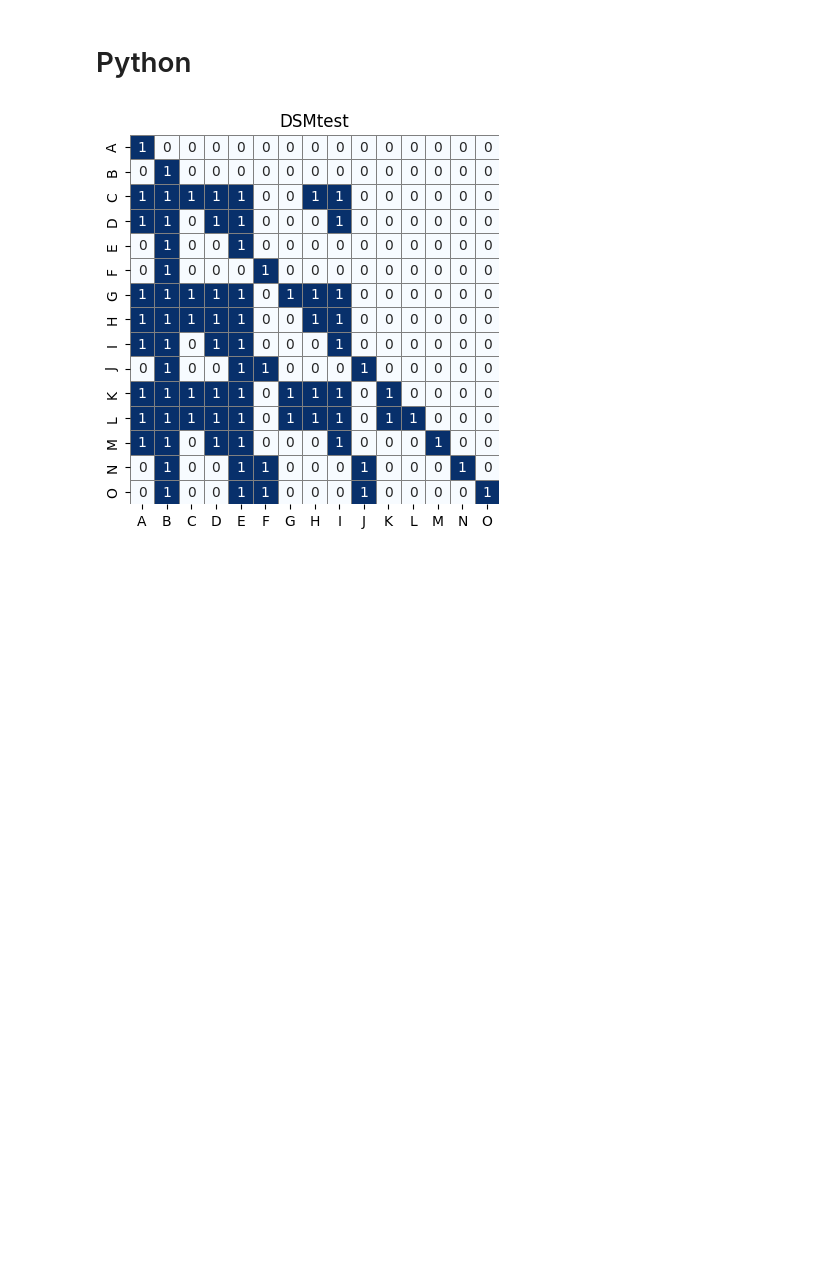
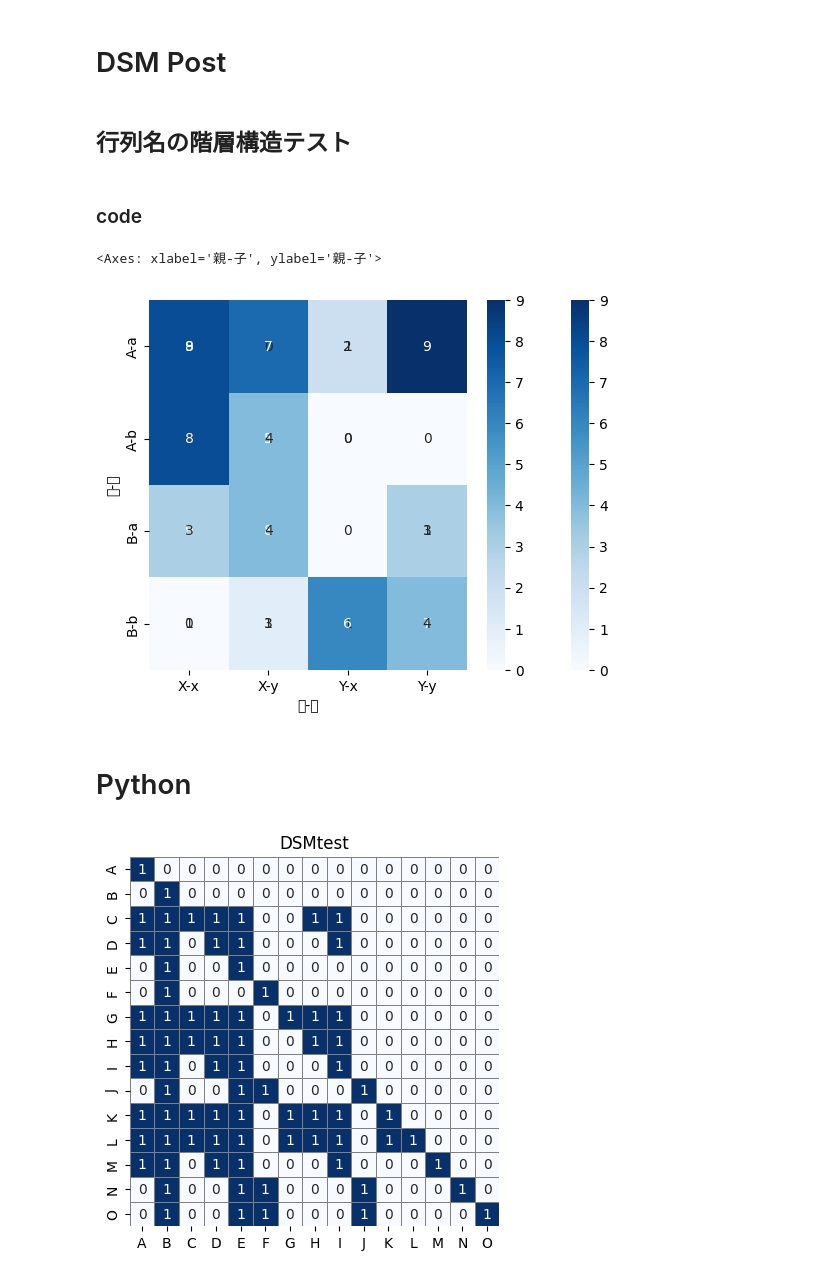
Before and after one commit to kapibara3chi/Make_Design_Structure_Matrix, a Jupyter notebook: DSM_main.ipynb, the cells around one changed output. Saved outputs shown, nothing was run; the diff lists cells and outputs as text; code cells hidden in the pictures; blank space fills up the shorter version.

```diff
--- a/DSM_main.ipynb
+++ b/DSM_main.ipynb
@@ -1,5 +1,43 @@
 # %% [markdown]
 <a href="https://colab.research.google.com/github/kapibara3chi/Make_Design_Structure_Matrix/blob/main/DSM_main.ipynb" target="_parent"><img src="https://colab.research.google.com/assets/colab-badge.svg" alt="Open In Colab"/></a>
+# %% [markdown]
+# DSM Post
+# %% [markdown]
+## 行列名の階層構造テスト
+# %% [markdown]
+### code
+# %%
+import pandas as pd
+import numpy as np
+import seaborn as sns
+# 階層型インデックスのDataFrameを作成する
+index = pd.MultiIndex.from_tuples(
+    [("A", "a"), ("A", "b"), ("B", "a"), ("B", "b")], names=["親", "子"]
+)
+columns = pd.MultiIndex.from_tuples(
+    [("X", "x"), ("X", "y"), ("Y", "x"), ("Y", "y")], names=["親", "子"]
+)
+data = np.random.randint(0, 10, (4, 4))
+df = pd.DataFrame(data, index=index, columns=columns)
+# DataFrameをヒートマップとして表示する
+sns.heatmap(df, annot=True, cmap="Blues")
+import pandas as pd
+import numpy as np
+import seaborn as sns
+# 階層型インデックスのDataFrameを作成する
+index = pd.MultiIndex.from_tuples(
+    [("A", "a"), ("A", "b"), ("B", "a"), ("B", "b")], names=["親", "子"]
+)
+columns = pd.MultiIndex.from_tuples(
+    [("X", "x"), ("X", "y"), ("Y", "x"), ("Y", "y")], names=["親", "子"]
+)
+data = np.random.randint(0, 10, (4, 4))
+df = pd.DataFrame(data, index=index, columns=columns)
+# DataFrameをヒートマップとして表示する
+sns.heatmap(df, annot=True, cmap="Blues")
+# %% [output]
+<Axes: xlabel='親-子', ylabel='親-子'>
+[figure, added]
 # %% [markdown]
 # Python
 # %%
```
Also changed, not shown: parts of 1 cell of this notebook.
